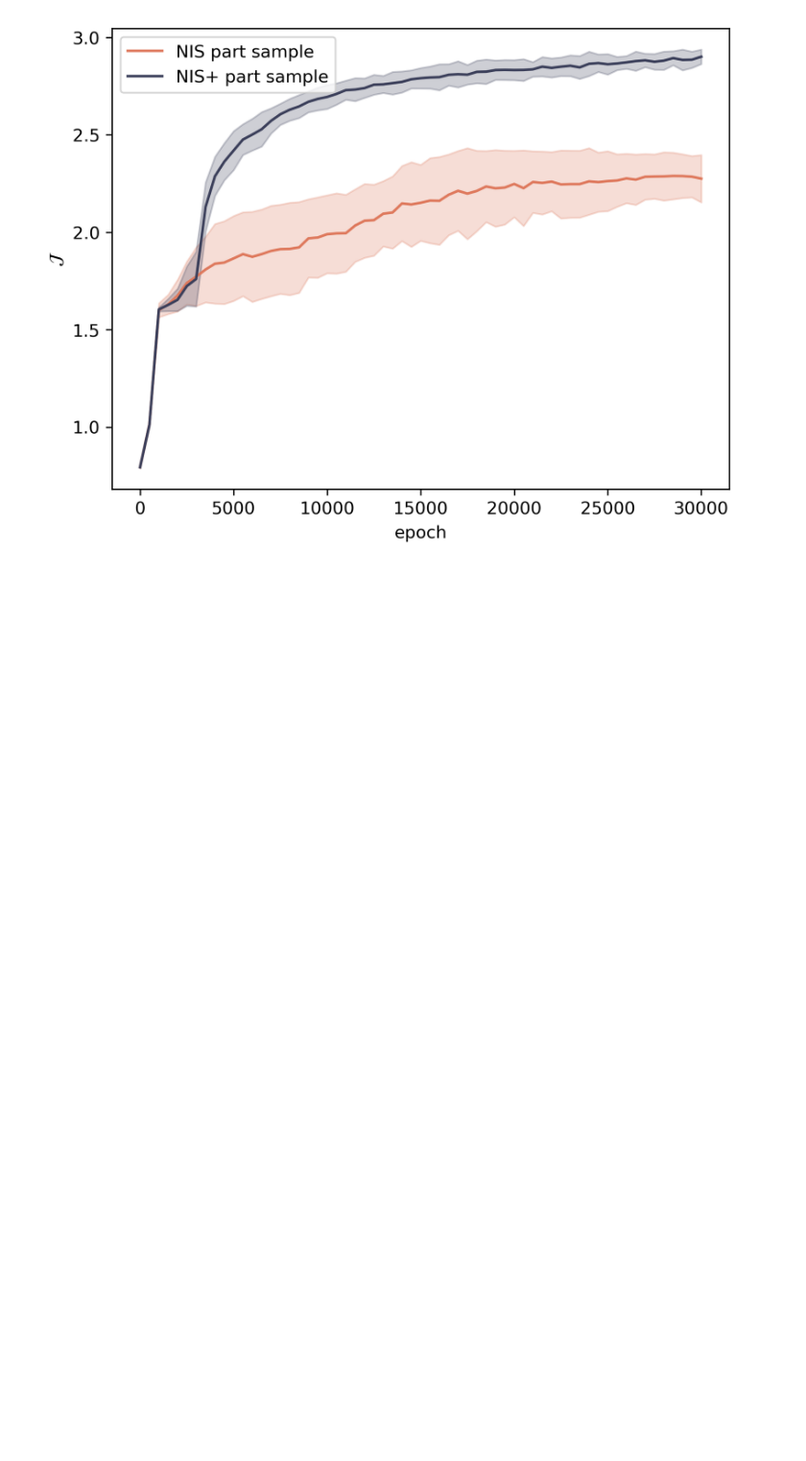
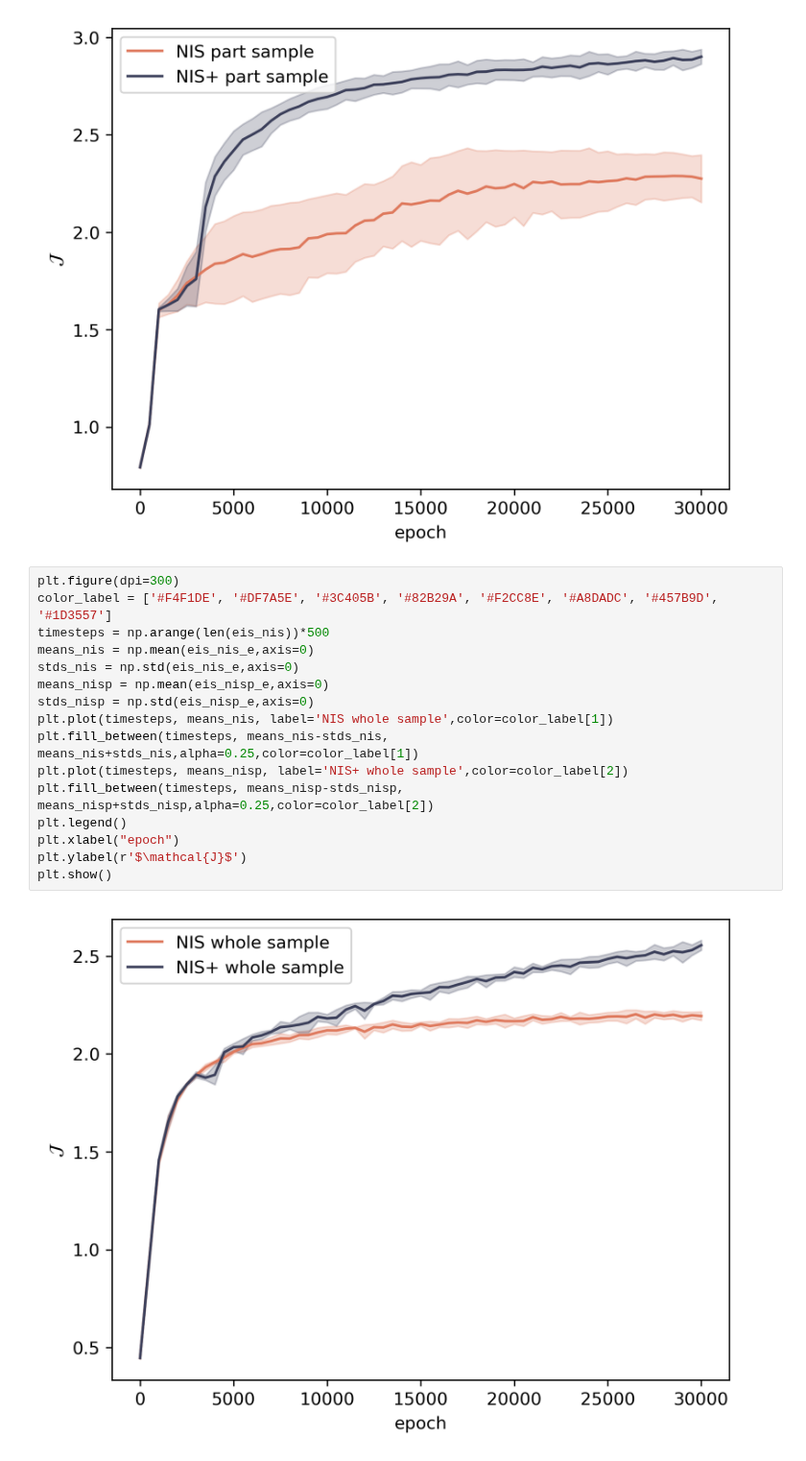
Before and after one commit to Matthew-ymz/Code-for-Finding-emergence-in-data-, a Jupyter notebook: exp/sir/SIR EI and multistepmae.ipynb, the cells around one changed output. Shown at 96% size. Saved outputs shown, nothing was run; the diff lists cells and outputs as text; blank space fills up the shorter version.

```diff
--- a/exp/sir/SIR EI and multistepmae.ipynb
+++ b/exp/sir/SIR EI and multistepmae.ipynb
@@ -162,3 +184,21 @@ plt.ylabel(r'$\mathcal{J}$')
 plt.show()
 # %% [output]
 [figure]
+# %%
+plt.figure(dpi=300)
+color_label = ['#F4F1DE', '#DF7A5E', '#3C405B', '#82B29A', '#F2CC8E', '#A8DADC', '#457B9D', '#1D3557']
+timesteps = np.arange(len(eis_nis))*500
+means_nis = np.mean(eis_nis_e,axis=0)
+stds_nis = np.std(eis_nis_e,axis=0)
+means_nisp = np.mean(eis_nisp_e,axis=0)
+stds_nisp = np.std(eis_nisp_e,axis=0)
+plt.plot(timesteps, means_nis, label='NIS whole sample',color=color_label[1])
+plt.fill_between(timesteps, means_nis-stds_nis, means_nis+stds_nis,alpha=0.25,color=color_label[1])
+plt.plot(timesteps, means_nisp, label='NIS+ whole sample',color=color_label[2])
+plt.fill_between(timesteps, means_nisp-stds_nisp, means_nisp+stds_nisp,alpha=0.25,color=color_label[2])
+plt.legend()
+plt.xlabel("epoch")
+plt.ylabel(r'$\mathcal{J}$')
+plt.show()
+# %% [output]
+[figure, added]
```
Also changed, not shown: parts of 1 cell of this notebook, 1 other file.
